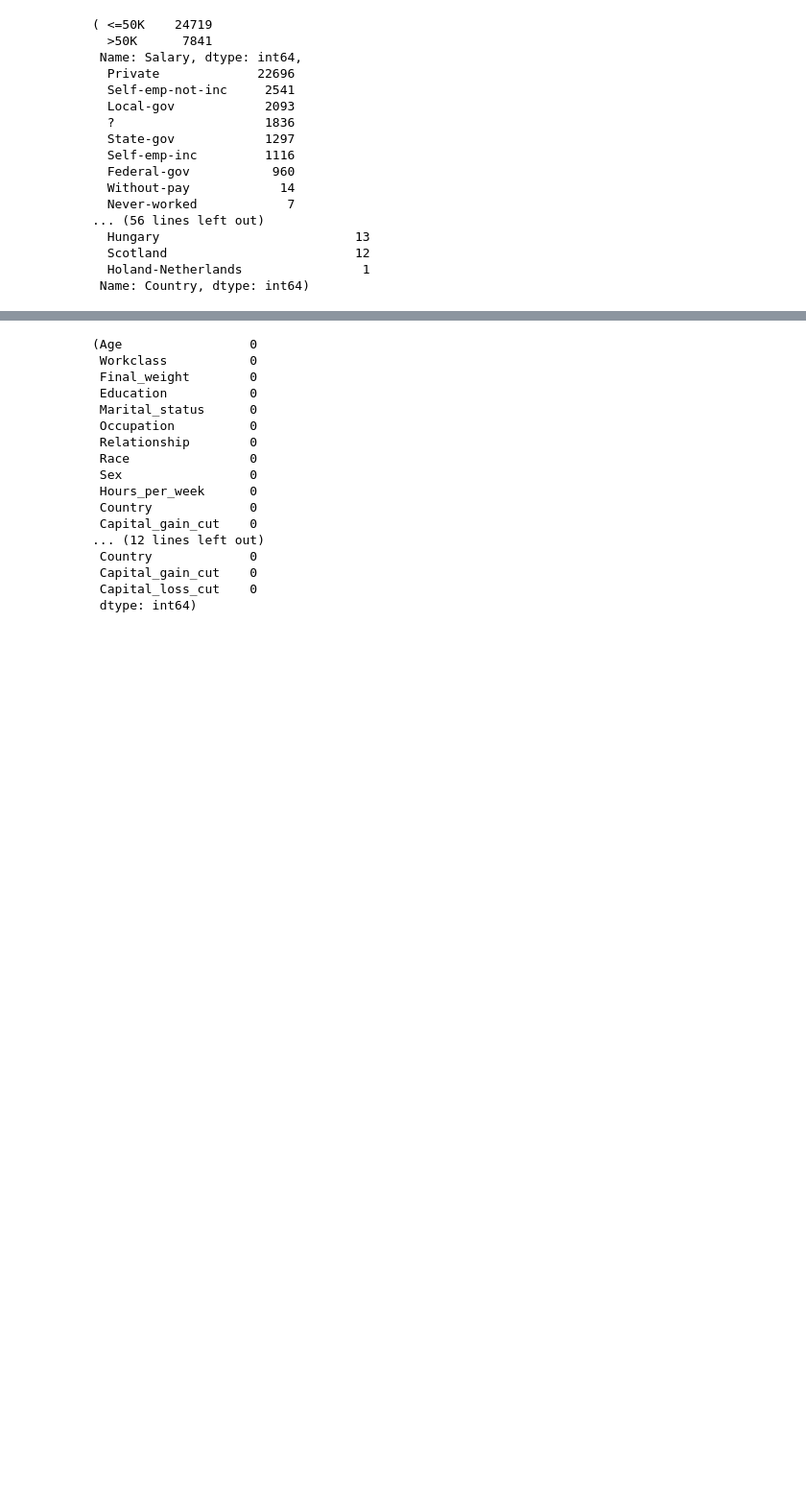
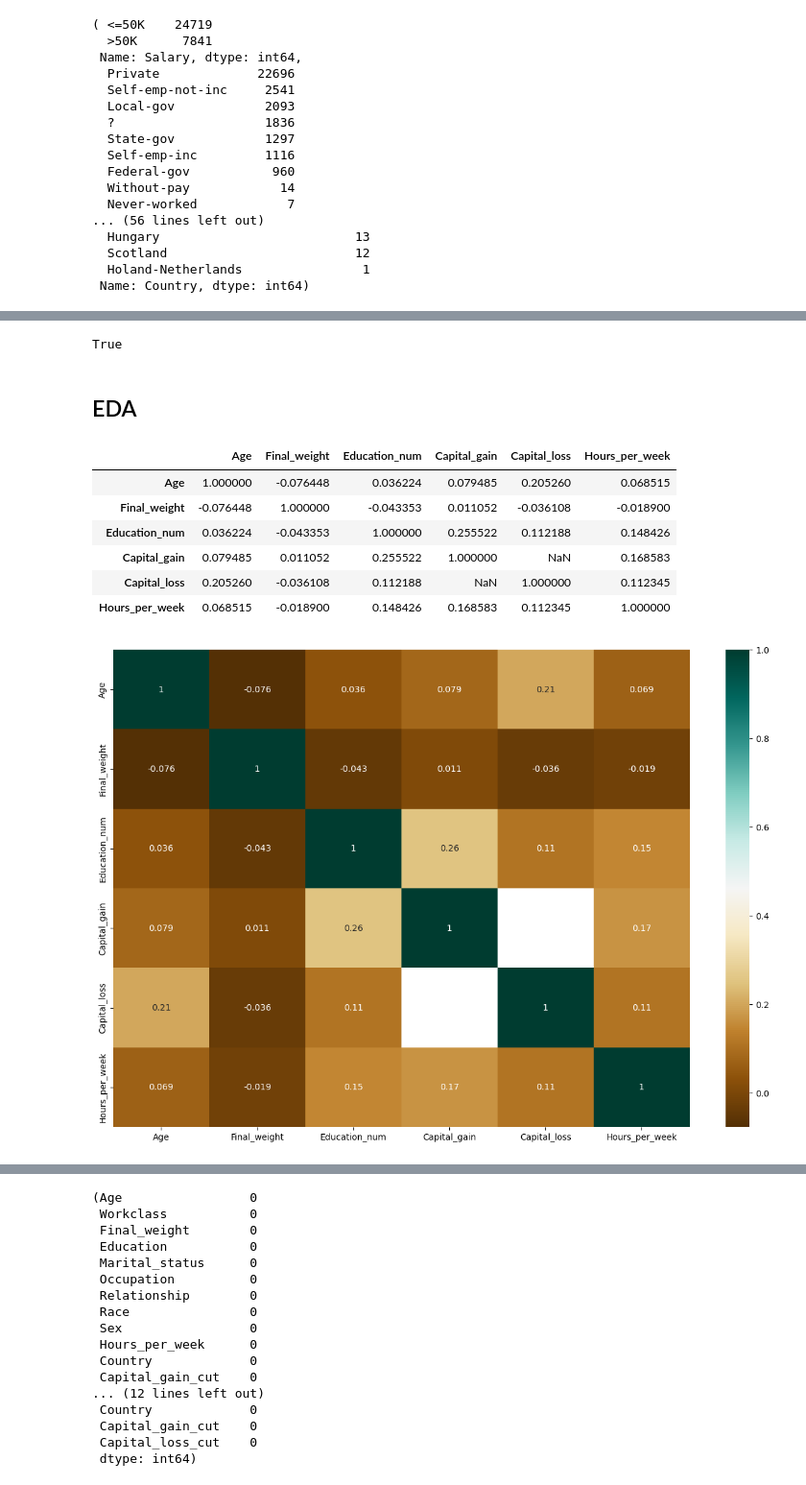
Before and after one commit to amiegirl/STUTERN, a Jupyter notebook: Assignment_7.ipynb, the cells around one changed output, grey strips where cells are left out. Shown at 96% size. Drawn from its saved outputs; the diff is of its cells as text; code cells hidden in the pictures; blank space fills up the shorter version.

```diff
--- a/Assignment_7.ipynb
+++ b/Assignment_7.ipynb
@@ -186,3 +181,8 @@ Salary                 int32
 Capital_gain_cut    category
 Capital_loss_cut    category
 dtype: object
+# %%
+# Check duplicates
+df.duplicated().any()
+# %% [output]
+True
@@ -188,0 +192,17 @@ dtype: object
+# %% [markdown]
+## EDA
+# %%
+#find the relationship between variable
+plt.figure(figsize=(15,10))
+correlation = df.corr()
+sb.heatmap(correlation,cmap="BrBG",annot=True)
+correlation
+# %% [output]
+|  | Age | Final_weight | Education_num | Capital_gain | Capital_loss | Hours_per_week |
+| Age | 1.000000 | -0.076448 | 0.036224 | 0.079485 | 0.205260 | 0.068515 |
+| Final_weight | -0.076448 | 1.000000 | -0.043353 | 0.011052 | -0.036108 | -0.018900 |
+| Education_num | 0.036224 | -0.043353 | 1.000000 | 0.255522 | 0.112188 | 0.148426 |
+| Capital_gain | 0.079485 | 0.011052 | 0.255522 | 1.000000 | NaN | 0.168583 |
+| Capital_loss | 0.205260 | -0.036108 | 0.112188 | NaN | 1.000000 | 0.112345 |
+| Hours_per_week | 0.068515 | -0.018900 | 0.148426 | 0.168583 | 0.112345 | 1.000000 |
+[figure, added]
```
Also changed, not shown: parts of 29 cells of this notebook.
